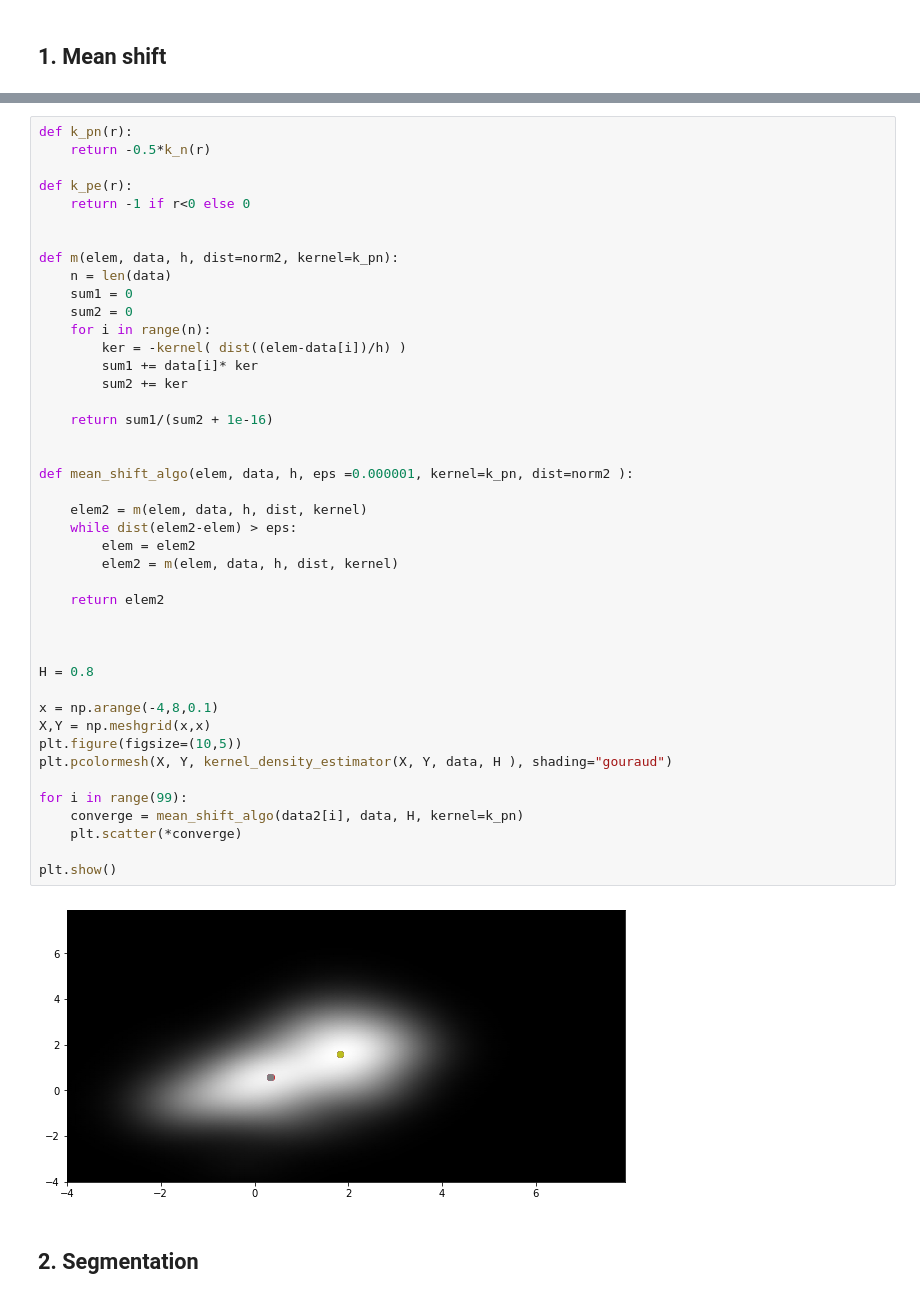
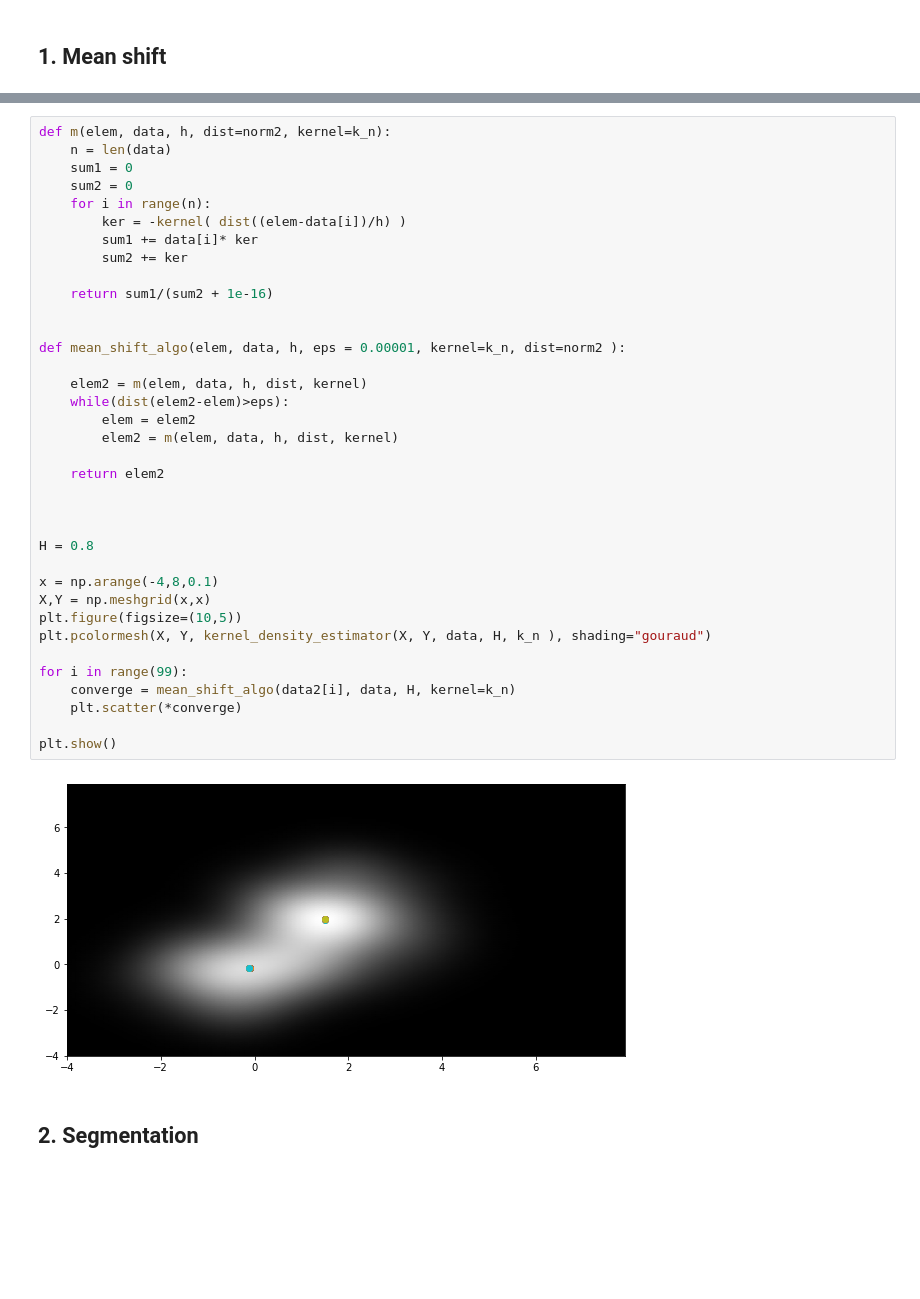
Before and after one commit to LouisLesueur/Illumination_project, a Jupyter notebook: mean_shift_TP.ipynb, the cells around one changed output, grey strips where cells are left out. Drawn from its saved outputs; the diff is of its cells as text; blank space fills up the shorter version.

```diff
--- a/mean_shift_TP.ipynb
+++ b/mean_shift_TP.ipynb
@@ -105,47 +103,40 @@ plt.show()
 # %%
-def k_pn(r):
-    return -0.5*k_n(r)
-
-def k_pe(r):
-    return -1 if r<0 else 0
-
-
-def m(elem, data, h, dist=norm2, kernel=k_pn):
+def m(elem, data, h, dist=norm2, kernel=k_n):
     n = len(data)
     sum1 = 0
     sum2 = 0
     for i in range(n):
         ker = -kernel( dist((elem-data[i])/h) )
         sum1 += data[i]* ker
         sum2 += ker
 
     return sum1/(sum2 + 1e-16)
 
 
-def mean_shift_algo(elem, data, h, eps =0.000001, kernel=k_pn, dist=norm2 ):
+def mean_shift_algo(elem, data, h, eps = 0.00001, kernel=k_n, dist=norm2 ):
 
     elem2 = m(elem, data, h, dist, kernel)
-    while dist(elem2-elem) > eps:
+    while(dist(elem2-elem)>eps):
         elem = elem2
         elem2 = m(elem, data, h, dist, kernel)
 
     return elem2
 
 
 
 H = 0.8
 
 x = np.arange(-4,8,0.1)
 X,Y = np.meshgrid(x,x)
 plt.figure(figsize=(10,5))
-plt.pcolormesh(X, Y, kernel_density_estimator(X, Y, data, H ), shading="gouraud")
+plt.pcolormesh(X, Y, kernel_density_estimator(X, Y, data, H, k_n ), shading="gouraud")
 
 for i in range(99):
-    converge = mean_shift_algo(data2[i], data, H, kernel=k_pn)
+    converge = mean_shift_algo(data2[i], data, H, kernel=k_n)
     plt.scatter(*converge)
 
 plt.show()
 # %% [output]
-[figure, old version]
+[figure, new version]
 # %% [markdown]
 ## 2. Segmentation
```
Also changed, not shown: parts of 17 cells of this notebook.
